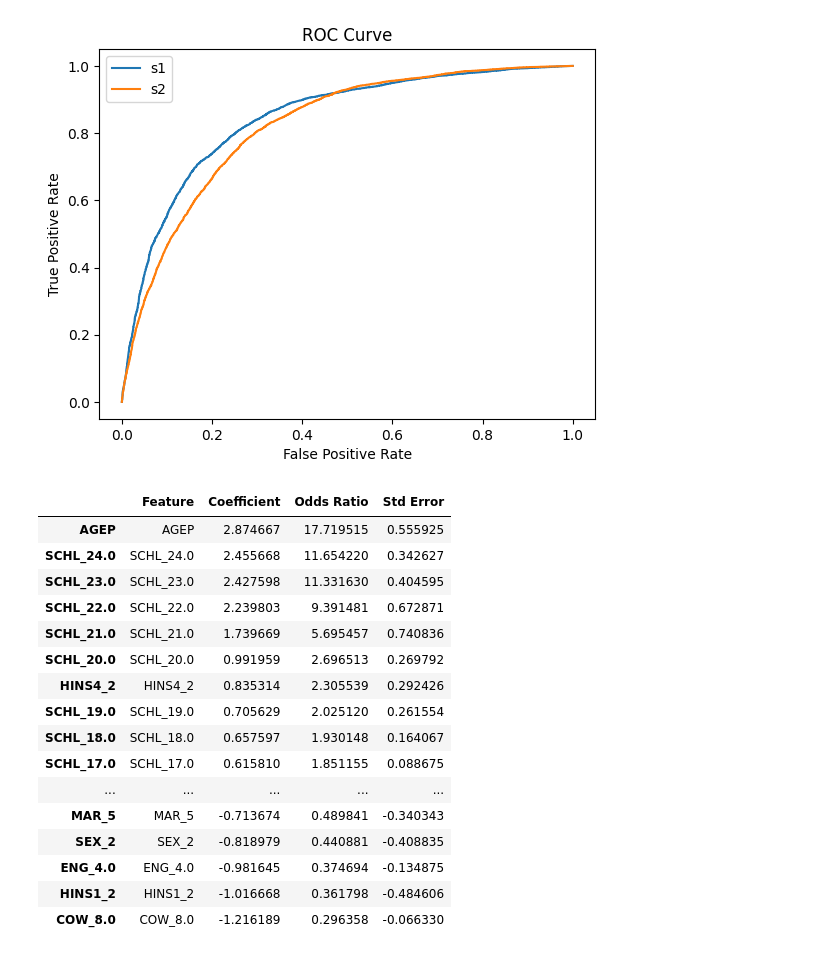
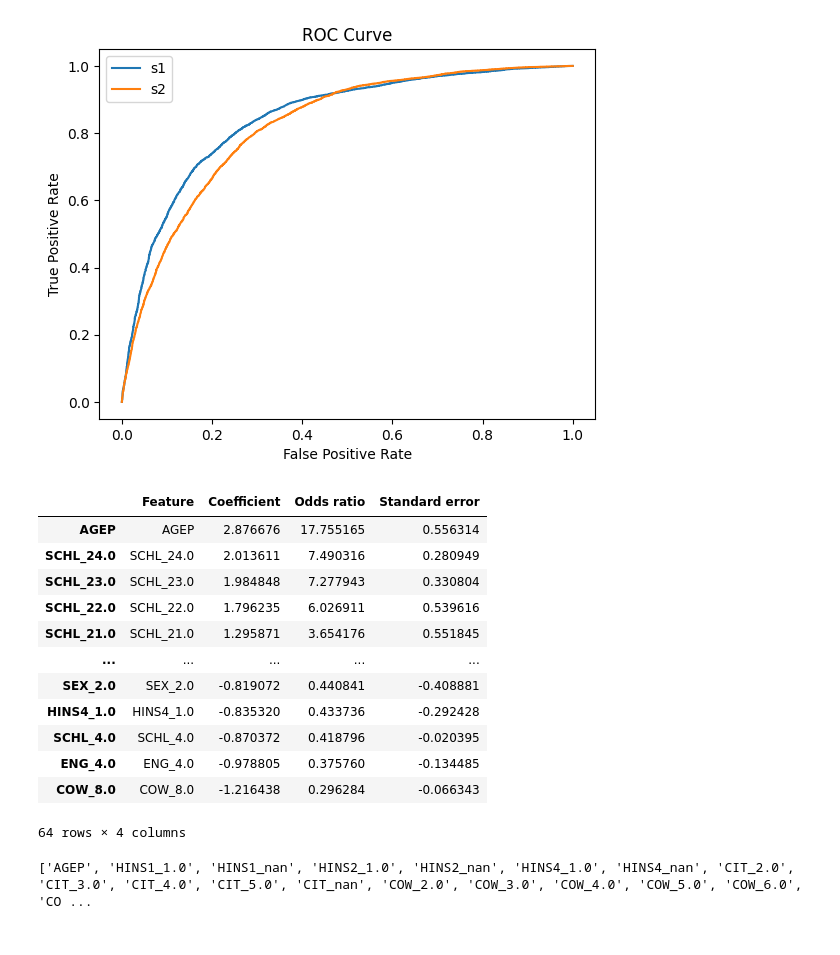
Before and after one commit to Steinar-Slette/AF_mandatory, a Jupyter notebook: notebooks/logistic_regression.ipynb, the cells around one changed output. Drawn from its saved outputs; the diff is of its cells as text; code cells hidden in the pictures.

```diff
--- a/notebooks/logistic_regression.ipynb
+++ b/notebooks/logistic_regression.ipynb
@@ -17,8 +18,6 @@ from sklearn.metrics import confusion_matrix, accuracy_score, classification_rep
 from sklearn.pipeline import make_pipeline
 import matplotlib.pyplot as plt
 # %%
-
-
 data_source = ACSDataSource(survey_year='2018', horizon='1-Year', survey='person')
 acs_data = data_source.get_data(states=["CA"], download=True)
 
@@ -53,12 +52,30 @@ def data_processing(data, features, target_name:str, threshold: float = 35000):
     target = df["target"].values
     df = df[features + ["target", target_name]] ##we want to keep df before one_hot encoding to make Bias Analysis
     df_processed = df[features].copy()
-    cols = [ "HINS1", "HINS2", "HINS4", "CIT", "COW", "SCHL", "MAR", "SEX", "RAC1P"]
-    df_processed = pd.get_dummies(df_processed, prefix=None, prefix_sep='_', dummy_na=False, columns=cols, drop_first=True)
-    df_processed = pd.get_dummies(df_processed, prefix=None, prefix_sep='_', dummy_na=True, columns=["ENG"], drop_first=True)
-    return df_processed, df, target, sex
+    cols = {
+        "HINS1": 'HINS1_2.0',
+        "HINS2": 'HINS2_2.0',
+        "HINS4": 'HINS4_2.0',
+        "CIT": 'CIT_1.0',
+        "COW" : 'COW_1.0',
+        "SCHL" : 'SCHL_16.0',
+        "MAR": 'MAR_5.0',
+        "SEX": 'SEX_1.0',
+        "RAC1P" :'RAC1P_1.0',
+        "ENG" : 'ENG_1.0',
+        }
+    drop_cols = []
+    for i in cols:
+        if cols[i] == '':
+            drop_first = f'{i}_{df_processed[i].value_counts().idxmax()}'
+            cols[i] = drop_first
+        else:
+            drop_first = cols[i]
+        drop_cols.append(drop_first)
+        df_processed = pd.get_dummies(df_processed, prefix=None, prefix_sep='_', dummy_na=True, columns=[i]) ; df_processed.drop(columns=drop_first, inplace=True)
+    return df_processed, df, target, sex, cols
 
-data, data_original, target, group = data_processing(acs_data, feature_names, target_name)
+data, data_original, target, group, cols = data_processing(acs_data, feature_names, target_name)
 
 X_train, X_test, y_train, y_test, group_train, group_test = train_test_split(
     data, target, group, test_size=0.2, random_state=0)
@@ -72,8 +89,8 @@ model.fit(X_train, y_train)
 # %% [output]
 LogisticRegression(C=0.8497534359086438, max_iter=5000, solver='saga')
 # %%
-model = make_pipeline(MinMaxScaler(), LogisticRegression(max_iter=5000, penalty= "l2", C= 0.8497534359086438, tol=1e-4, solver = "saga"))
-model.fit(X_train, y_train)
+#model = make_pipeline(MinMaxScaler(), LogisticRegression(max_iter=5000, penalty= "l2", C= 0.8497534359086438, tol=1e-4, solver = "saga"))
+#model.fit(X_train, y_train)
 predictions = model.predict(X_test)
 # %%
 model.score(X_test, y_test)
@@ -131,0 +126,4 @@ Statistical Parity:  0.12493988776828646
+# %%
+# Needed to make sure logisric regression converges
+X_train['AGEP'] = MinMaxScaler().fit_transform(X_train[['AGEP']])
+X_test['AGEP'] = MinMaxScaler().fit_transform(X_test[['AGEP']])
@@ -168,32 +294,32 @@ plt.show()
 # %%
 model.score(X_test, y_test)
 # Retrieve the coefficients of the logistic regression model
 coefficients = model.coef_[0]
 # Compute the odds ratio
 odds_ratio = np.exp(coefficients)
 
 std_error = np.std(X_train, axis=0) * coefficients
-coefficients_df = pd.DataFrame({'Feature': X_train.columns, 'Coefficient': coefficients, 'Odds Ratio': odds_ratio, 'Std Error': std_error})
+coefficients_df = pd.DataFrame({'Feature': X_train.columns, 'Coefficient': coefficients, 'Odds ratio': odds_ratio, 'Standard error': std_error})
 # Sort the dataframe by coefficient values in descending order
 coefficients_df = coefficients_df.sort_values(by='Coefficient', ascending=False)
 
 # Display the dataframe
 coefficients_df
 # %% [output]
-|  | Feature | Coefficient | Odds Ratio | Std Error |
-| AGEP | AGEP | 2.874667 | 17.719515 | 0.555925 |
-| SCHL_24.0 | SCHL_24.0 | 2.455668 | 11.654220 | 0.342627 |
-| SCHL_23.0 | SCHL_23.0 | 2.427598 | 11.331630 | 0.404595 |
-| SCHL_22.0 | SCHL_22.0 | 2.239803 | 9.391481 | 0.672871 |
-| SCHL_21.0 | SCHL_21.0 | 1.739669 | 5.695457 | 0.740836 |
-| SCHL_20.0 | SCHL_20.0 | 0.991959 | 2.696513 | 0.269792 |
-| HINS4_2 | HINS4_2 | 0.835314 | 2.305539 | 0.292426 |
-| SCHL_19.0 | SCHL_19.0 | 0.705629 | 2.025120 | 0.261554 |
-| SCHL_18.0 | SCHL_18.0 | 0.657597 | 1.930148 | 0.164067 |
-| SCHL_17.0 | SCHL_17.0 | 0.615810 | 1.851155 | 0.088675 |
+|  | Feature | Coefficient | Odds ratio | Standard error |
+| AGEP | AGEP | 2.876676 | 17.755165 | 0.556314 |
+| SCHL_24.0 | SCHL_24.0 | 2.013611 | 7.490316 | 0.280949 |
+| SCHL_23.0 | SCHL_23.0 | 1.984848 | 7.277943 | 0.330804 |
+| SCHL_22.0 | SCHL_22.0 | 1.796235 | 6.026911 | 0.539616 |
+| SCHL_21.0 | SCHL_21.0 | 1.295871 | 3.654176 | 0.551845 |
 | ... | ... | ... | ... | ... |
-| MAR_5 | MAR_5 | -0.713674 | 0.489841 | -0.340343 |
-| SEX_2 | SEX_2 | -0.818979 | 0.440881 | -0.408835 |
-| ENG_4.0 | ENG_4.0 | -0.981645 | 0.374694 | -0.134875 |
-| HINS1_2 | HINS1_2 | -1.016668 | 0.361798 | -0.484606 |
-| COW_8.0 | COW_8.0 | -1.216189 | 0.296358 | -0.066330 |
+| SEX_2.0 | SEX_2.0 | -0.819072 | 0.440841 | -0.408881 |
+| HINS4_1.0 | HINS4_1.0 | -0.835320 | 0.433736 | -0.292428 |
+| SCHL_4.0 | SCHL_4.0 | -0.870372 | 0.418796 | -0.020395 |
+| ENG_4.0 | ENG_4.0 | -0.978805 | 0.375760 | -0.134485 |
+| COW_8.0 | COW_8.0 | -1.216438 | 0.296284 | -0.066343 |
+64 rows × 4 columns
+# %%
+print(list(X_test))
+# %% [output]
+['AGEP', 'HINS1_1.0', 'HINS1_nan', 'HINS2_1.0', 'HINS2_nan', 'HINS4_1.0', 'HINS4_nan', 'CIT_2.0', 'CIT_3.0', 'CIT_4.0', 'CIT_5.0', 'CIT_nan', 'COW_2.0', 'COW_3.0', 'COW_4.0', 'COW_5.0', 'COW_6.0', 'CO ...
```
Also changed, not shown: parts of 15 cells of this notebook.
